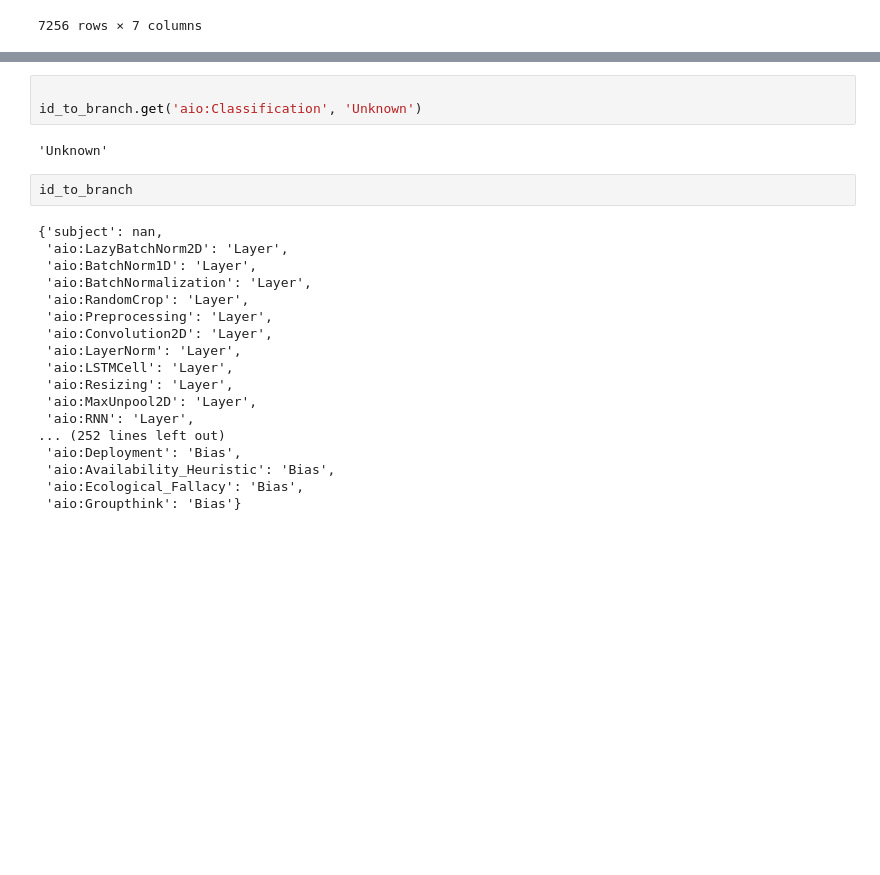
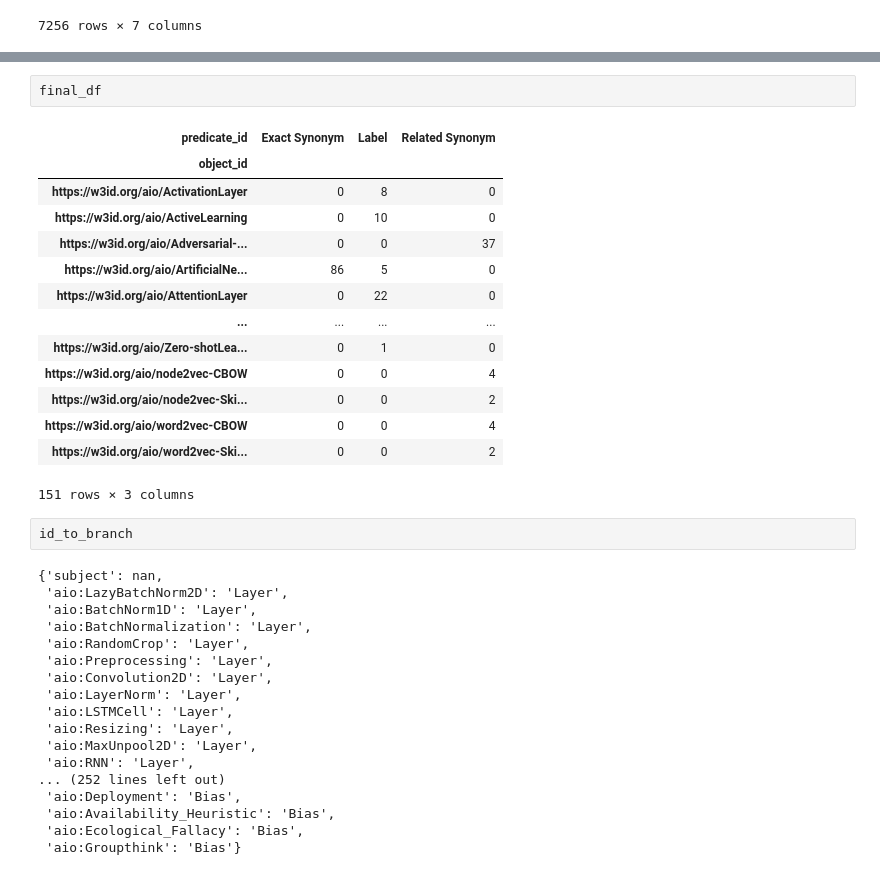
Before and after one commit to berkeleybop/artificial-intelligence-ontology, a Jupyter notebook: annotate/analyze_PWC_annotations.ipynb, the cells around one changed output, grey strips where cells are left out. Drawn from its saved outputs; the diff is of its cells as text; blank space fills up the shorter version.

```diff
--- a/annotate/analyze_PWC_annotations.ipynb
+++ b/annotate/analyze_PWC_annotations.ipynb
@@ -224,8 +290,20 @@ Index: []
 # %%
-
-id_to_branch.get('aio:Classification', 'Unknown')
+final_df
 # %% [output]
+| predicate_id | Exact Synonym | Label | Related Synonym |
+| object_id |  |  |  |
+| https://w3id.org/aio/ActivationLayer | 0 | 8 | 0 |
+| https://w3id.org/aio/ActiveLearning | 0 | 10 | 0 |
+| https://w3id.org/aio/Adversarial-... | 0 | 0 | 37 |
+| https://w3id.org/aio/ArtificialNe... | 86 | 5 | 0 |
+| https://w3id.org/aio/AttentionLayer | 0 | 22 | 0 |
+| ... | ... | ... | ... |
+| https://w3id.org/aio/Zero-shotLea... | 0 | 1 | 0 |
+| https://w3id.org/aio/node2vec-CBOW | 0 | 0 | 4 |
+| https://w3id.org/aio/node2vec-Ski... | 0 | 0 | 2 |
+| https://w3id.org/aio/word2vec-CBOW | 0 | 0 | 4 |
+| https://w3id.org/aio/word2vec-Ski... | 0 | 0 | 2 |
-'Unknown'
+151 rows × 3 columns
 # %%
 id_to_branch
 # %% [output]
```
Also changed, not shown: parts of 4 cells of this notebook, 2 other files.
